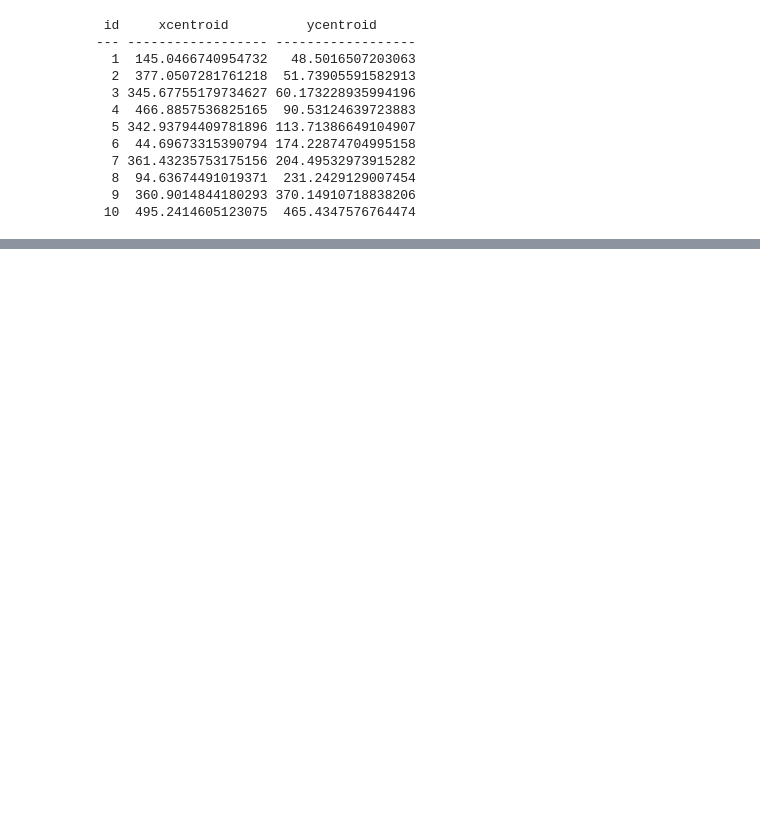
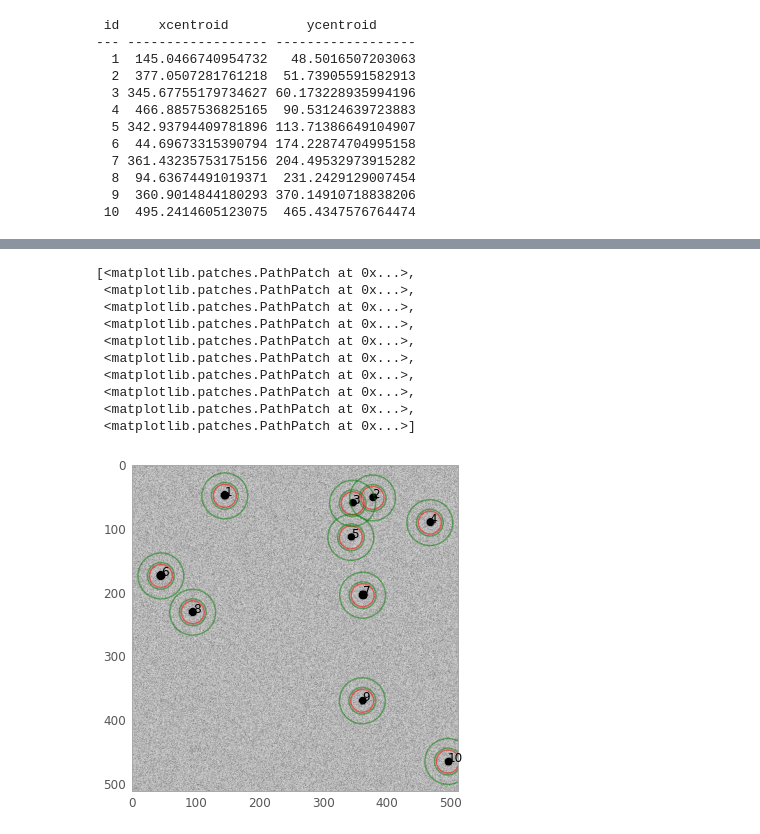
Before and after one commit to mshaneburns/ObsAstro, a Jupyter notebook: Aperture-photometry.ipynb, the cells around one changed output, grey strips where cells are left out. Cells and saved outputs as stored; diff of their text form; code cells hidden in the pictures; blank space fills up the shorter version.

```diff
--- a/Aperture-photometry.ipynb
+++ b/Aperture-photometry.ipynb
@@ -78,5 +88,6 @@ First line essentially sets parameters for DAOStarFinder, the next command finds
 # %%
-daofind = DAOStarFinder(fwhm=6.0,sky=median,threshold=5.*std)
+seeing = 6.0
+daofind = DAOStarFinder(fwhm=seeing,threshold=5.*std)
 sources=daofind.find_stars(imdata-median)
 sources['id', 'xcentroid','ycentroid'].pprint()
 # %% [output]
@@ -117,0 +115,33 @@ apertures.plot(color='blue', lw=1.5, alpha=0.5)
+# %%
+# define the aperture
+r_a = 3*seeing
+apertures = CircularAperture(positions, r=r_a)
+
+# define the annulus
+r_in = r_a + 3
+r_out = r_in + 15
+annulus = CircularAnnulus(positions, r_in=r_in, r_out=r_out)
+
+# display the image
+plt.imshow(imdata,cmap='Greys',vmin=225,vmax=350)
+
+# label the sources
+mylabels = sources['id']
+for idx, txt in enumerate(mylabels):
+    plt.annotate(txt,(positions[idx,0],positions[idx,1]))
+
+# plot the aperture and the annulus for each source
+apertures.plot(color='red', lw=1.5, alpha=0.5)
+annulus.plot(color='green',lw=1.5, alpha=0.5)
+# %% [output]
+[<matplotlib.patches.PathPatch at 0x...>,
+ <matplotlib.patches.PathPatch at 0x...>,
+ <matplotlib.patches.PathPatch at 0x...>,
+ <matplotlib.patches.PathPatch at 0x...>,
+ <matplotlib.patches.PathPatch at 0x...>,
+ <matplotlib.patches.PathPatch at 0x...>,
+ <matplotlib.patches.PathPatch at 0x...>,
+ <matplotlib.patches.PathPatch at 0x...>,
+ <matplotlib.patches.PathPatch at 0x...>,
+ <matplotlib.patches.PathPatch at 0x...>]
+[figure, added]
```
Also changed, not shown: parts of 28 cells of this notebook, 7 other files.
